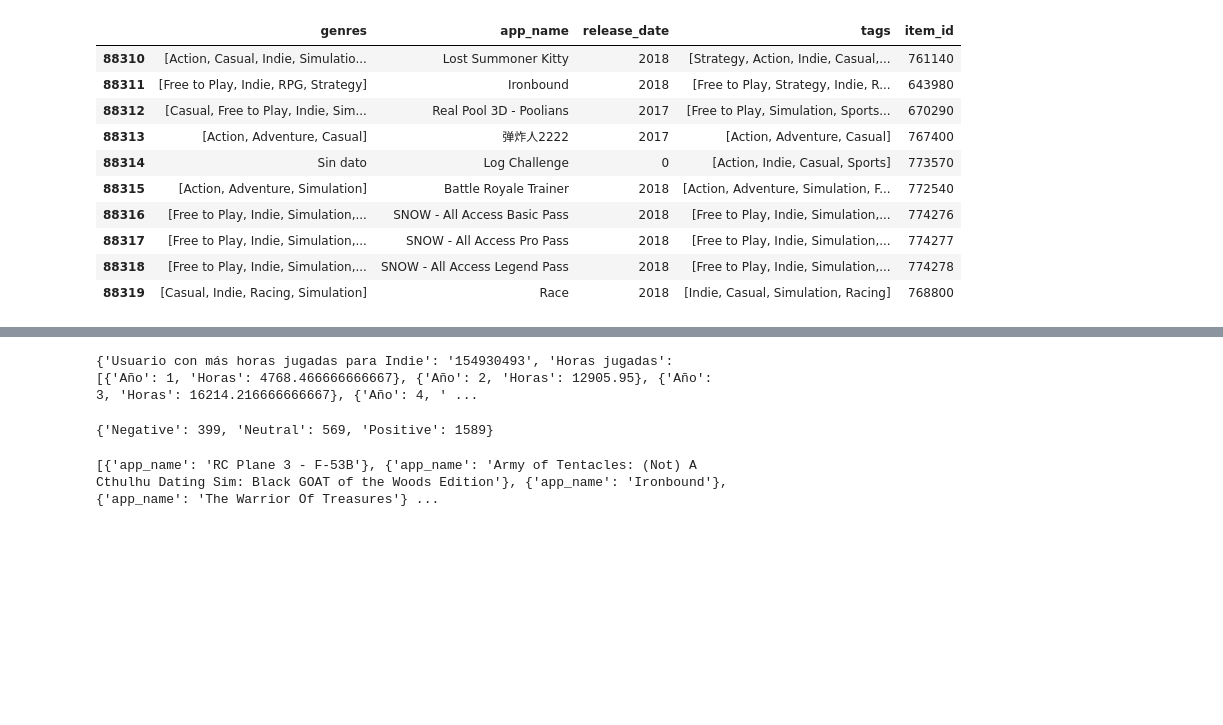
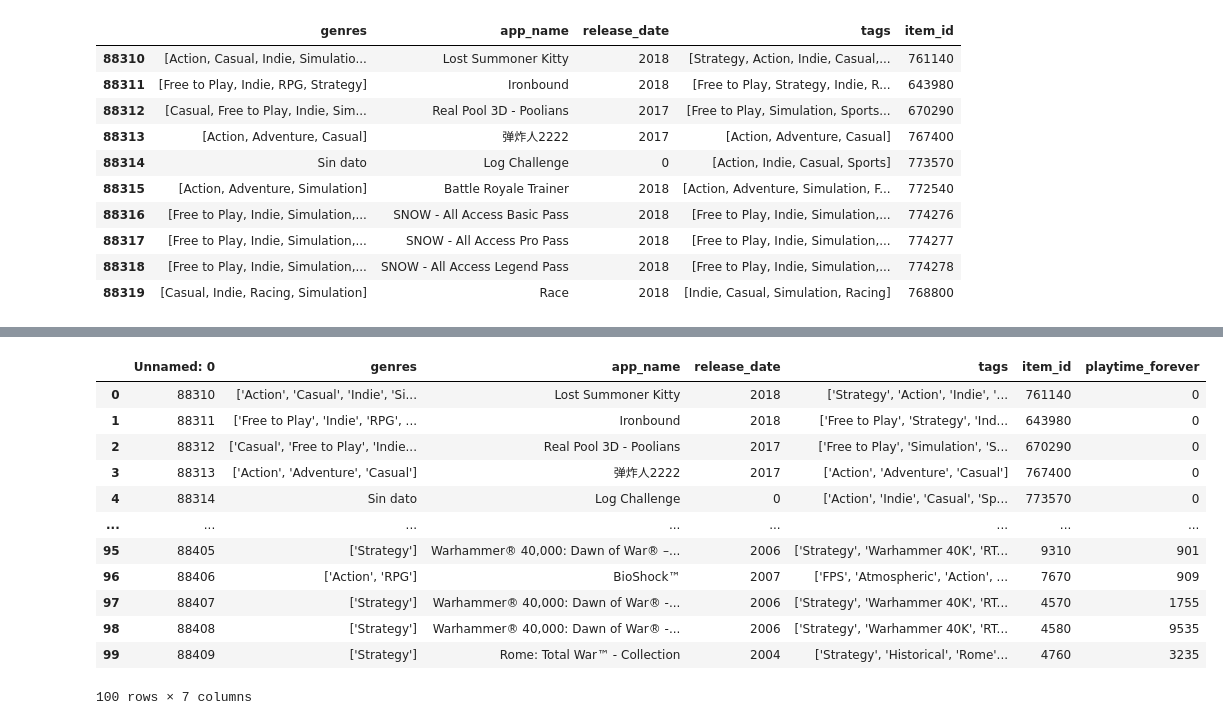
Before and after one commit to webclinic017/STEAM, a Jupyter notebook: limpieza.ipynb, the cells around one changed output, grey strips where cells are left out. Drawn from its saved outputs; the diff is of its cells as text; code cells hidden in the pictures; blank space fills up the shorter version.

```diff
--- a/limpieza.ipynb
+++ b/limpieza.ipynb
@@ -536,36 +370,0 @@ def UserForGenre(genero):
-# %%
-# Ejemplo de uso:
-genero = 'Indie'  # Reemplaza con el género que desees
-resultado = UserForGenre(genero)
-print(resultado)
-# %% [output]
-{'Usuario con más horas jugadas para Indie': '154930493', 'Horas jugadas': [{'Año': 1, 'Horas': 4768.466666666667}, {'Año': 2, 'Horas': 12905.95}, {'Año': 3, 'Horas': 16214.216666666667}, {'Año': 4, ' ...
-# %%
-import pandas as pd
-
-def sentiment_analysis(año:int):
-    # Cargar los DataFrames
-    steamGames = pd.read_csv('Data/steamGames_df.csv')
-    df_reviews = pd.read_csv('Data/df_desanidadaReviews.csv')
-
-    # Filtrar los juegos por el año de lanzamiento
-    juegos_año = steamGames[steamGames['release_date'] == año]
-
-    # Unir las reseñas con los datos de los juegos para el año dado
-    df_merged = df_reviews.merge(juegos_año, left_on='item_id', right_on='item_id')
-
-    # Calcular la cantidad de registros para cada categoría de análisis de sentimiento
-    resultados = {
-        'Negative': len(df_merged[df_merged['sentiment_analysis'] == 0]),
-        'Neutral': len(df_merged[df_merged['sentiment_analysis'] == 1]),
-        'Positive': len(df_merged[df_merged['sentiment_analysis'] == 2])
-    }
-
-    return resultados
-
-# Ejemplo de uso
-año = 2014  # Reemplaza con el año que desees buscar
-resultados = sentiment_analysis(año)
-print(resultados)
-# %% [output]
-{'Negative': 399, 'Neutral': 569, 'Positive': 1589}
@@ -628,5 +371,17 @@ def recomendacion_juego(product_id: int):
-# %%
-a = recomendacion_juego(653960)
-print
-# %% [output]
-[{'app_name': 'RC Plane 3 - F-53B'}, {'app_name': 'Army of Tentacles: (Not) A Cthulhu Dating Sim: Black GOAT of the Woods Edition'}, {'app_name': 'Ironbound'}, {'app_name': 'The Warrior Of Treasures'} ...
+# %%
+# Vemos los 100 primeros para ver que no todos los datos sean 0
+df_games.head(100)
+# %% [output]
+|  | Unnamed: 0 | genres | app_name | release_date | tags | item_id | playtime_forever |
+| 0 | 88310 | ['Action', 'Casual', 'Indie', 'Si... | Lost Summoner Kitty | 2018 | ['Strategy', 'Action', 'Indie', '... | 761140 | 0 |
+| 1 | 88311 | ['Free to Play', 'Indie', 'RPG', ... | Ironbound | 2018 | ['Free to Play', 'Strategy', 'Ind... | 643980 | 0 |
+| 2 | 88312 | ['Casual', 'Free to Play', 'Indie... | Real Pool 3D - Poolians | 2017 | ['Free to Play', 'Simulation', 'S... | 670290 | 0 |
+| 3 | 88313 | ['Action', 'Adventure', 'Casual'] | 弹炸人2222 | 2017 | ['Action', 'Adventure', 'Casual'] | 767400 | 0 |
+| 4 | 88314 | Sin dato | Log Challenge | 0 | ['Action', 'Indie', 'Casual', 'Sp... | 773570 | 0 |
+| ... | ... | ... | ... | ... | ... | ... | ... |
+| 95 | 88405 | ['Strategy'] | Warhammer® 40,000: Dawn of War® –... | 2006 | ['Strategy', 'Warhammer 40K', 'RT... | 9310 | 901 |
+| 96 | 88406 | ['Action', 'RPG'] | BioShock™ | 2007 | ['FPS', 'Atmospheric', 'Action', ... | 7670 | 909 |
+| 97 | 88407 | ['Strategy'] | Warhammer® 40,000: Dawn of War® -... | 2006 | ['Strategy', 'Warhammer 40K', 'RT... | 4570 | 1755 |
+| 98 | 88408 | ['Strategy'] | Warhammer® 40,000: Dawn of War® -... | 2006 | ['Strategy', 'Warhammer 40K', 'RT... | 4580 | 9535 |
+| 99 | 88409 | ['Strategy'] | Rome: Total War™ - Collection | 2004 | ['Strategy', 'Historical', 'Rome'... | 4760 | 3235 |
+100 rows × 7 columns
```
Also changed, not shown: parts of 12 cells of this notebook, 2 other files.
